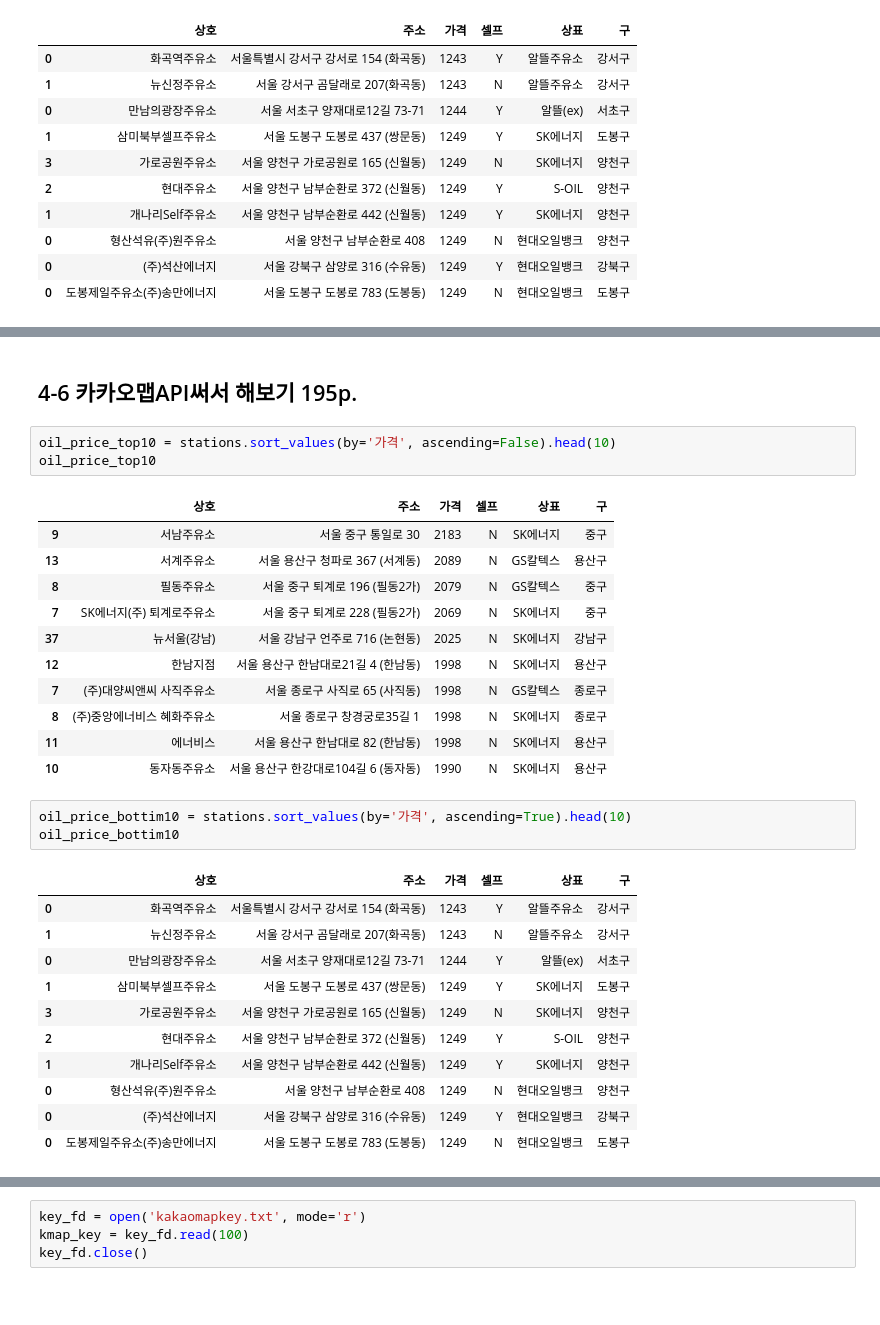
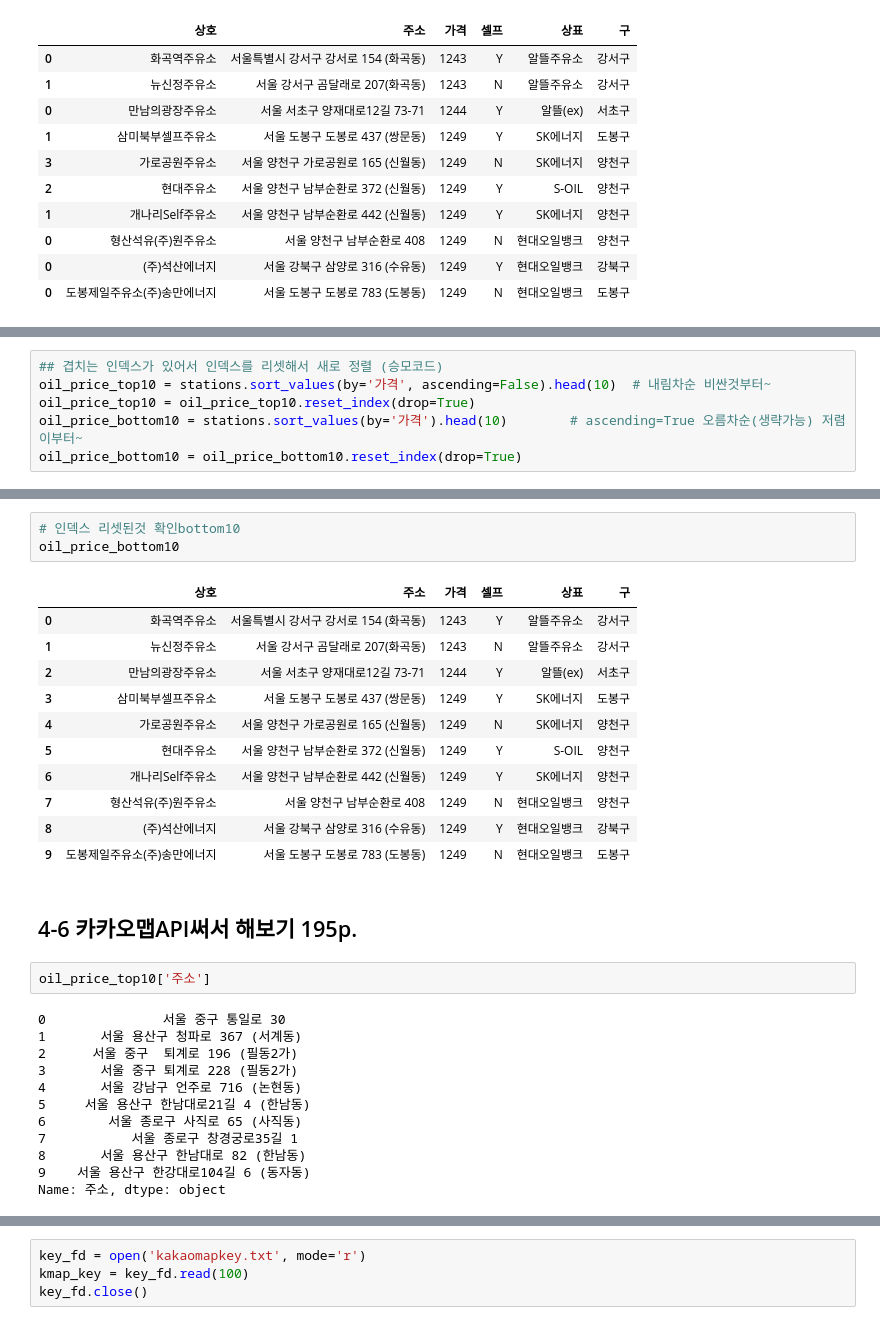
Before and after one commit to EGEG1212/Data-Analysis-2020, a Jupyter notebook: 05.Crawling/07_oil.ipynb, the cells around one changed output, grey strips where cells are left out. Drawn from its saved outputs; the diff is of its cells as text; blank space fills up the shorter version.

```diff
--- a/05.Crawling/07_oil.ipynb
+++ b/05.Crawling/07_oil.ipynb
@@ -281,3 +305,9 @@ map.choropleth(geo_data = geo_data,
 map
 # %% [output]
 [interactive output not drawn]
+# %%
+## 겹치는 인덱스가 있어서 인덱스를 리셋해서 새로 정렬 (승모코드)
+oil_price_top10 = stations.sort_values(by='가격', ascending=False).head(10)  # 내림차순 비싼것부터~
+oil_price_top10 = oil_price_top10.reset_index(drop=True)
+oil_price_bottom10 = stations.sort_values(by='가격').head(10)        # ascending=True 오름차순(생략가능) 저렴이부터~
+oil_price_bottom10 = oil_price_bottom10.reset_index(drop=True)
@@ -284,32 +329,31 @@ map
+# %%
+# 인덱스 리셋된것 확인bottom10
+oil_price_bottom10
+# %% [output]
+|  | 상호 | 주소 | 가격 | 셀프 | 상표 | 구 |
+| 0 | 화곡역주유소 | 서울특별시 강서구 강서로 154 (화곡동) | 1243 | Y | 알뜰주유소 | 강서구 |
+| 1 | 뉴신정주유소 | 서울 강서구 곰달래로 207(화곡동) | 1243 | N | 알뜰주유소 | 강서구 |
+| 2 | 만남의광장주유소 | 서울 서초구 양재대로12길 73-71 | 1244 | Y | 알뜰(ex) | 서초구 |
+| 3 | 삼미북부셀프주유소 | 서울 도봉구 도봉로 437 (쌍문동) | 1249 | Y | SK에너지 | 도봉구 |
+| 4 | 가로공원주유소 | 서울 양천구 가로공원로 165 (신월동) | 1249 | N | SK에너지 | 양천구 |
+| 5 | 현대주유소 | 서울 양천구 남부순환로 372 (신월동) | 1249 | Y | S-OIL | 양천구 |
+| 6 | 개나리Self주유소 | 서울 양천구 남부순환로 442 (신월동) | 1249 | Y | SK에너지 | 양천구 |
+| 7 | 형산석유(주)원주유소 | 서울 양천구 남부순환로 408 | 1249 | N | 현대오일뱅크 | 양천구 |
+| 8 | (주)석산에너지 | 서울 강북구 삼양로 316 (수유동) | 1249 | Y | 현대오일뱅크 | 강북구 |
+| 9 | 도봉제일주유소(주)송만에너지 | 서울 도봉구 도봉로 783 (도봉동) | 1249 | N | 현대오일뱅크 | 도봉구 |
 # %% [markdown]
 ## 4-6 카카오맵API써서 해보기 195p.
-# %%
-oil_price_top10 = stations.sort_values(by='가격', ascending=False).head(10)
-oil_price_top10
-# %% [output]
-|  | 상호 | 주소 | 가격 | 셀프 | 상표 | 구 |
-| 9 | 서남주유소 | 서울 중구 통일로 30 | 2183 | N | SK에너지 | 중구 |
-| 13 | 서계주유소 | 서울 용산구 청파로 367 (서계동) | 2089 | N | GS칼텍스 | 용산구 |
-| 8 | 필동주유소 | 서울 중구 퇴계로 196 (필동2가) | 2079 | N | GS칼텍스 | 중구 |
-| 7 | SK에너지(주) 퇴계로주유소 | 서울 중구 퇴계로 228 (필동2가) | 2069 | N | SK에너지 | 중구 |
-| 37 | 뉴서울(강남) | 서울 강남구 언주로 716 (논현동) | 2025 | N | SK에너지 | 강남구 |
-| 12 | 한남지점 | 서울 용산구 한남대로21길 4 (한남동) | 1998 | N | SK에너지 | 용산구 |
-| 7 | (주)대양씨앤씨 사직주유소 | 서울 종로구 사직로 65 (사직동) | 1998 | N | GS칼텍스 | 종로구 |
-| 8 | (주)중앙에너비스 혜화주유소 | 서울 종로구 창경궁로35길 1 | 1998 | N | SK에너지 | 종로구 |
-| 11 | 에너비스 | 서울 용산구 한남대로 82 (한남동) | 1998 | N | SK에너지 | 용산구 |
-| 10 | 동자동주유소 | 서울 용산구 한강대로104길 6 (동자동) | 1990 | N | SK에너지 | 용산구 |
-# %%
-oil_price_bottim10 = stations.sort_values(by='가격', ascending=True).head(10)
-oil_price_bottim10
-# %% [output]
-|  | 상호 | 주소 | 가격 | 셀프 | 상표 | 구 |
-| 0 | 화곡역주유소 | 서울특별시 강서구 강서로 154 (화곡동) | 1243 | Y | 알뜰주유소 | 강서구 |
-| 1 | 뉴신정주유소 | 서울 강서구 곰달래로 207(화곡동) | 1243 | N | 알뜰주유소 | 강서구 |
-| 0 | 만남의광장주유소 | 서울 서초구 양재대로12길 73-71 | 1244 | Y | 알뜰(ex) | 서초구 |
-| 1 | 삼미북부셀프주유소 | 서울 도봉구 도봉로 437 (쌍문동) | 1249 | Y | SK에너지 | 도봉구 |
-| 3 | 가로공원주유소 | 서울 양천구 가로공원로 165 (신월동) | 1249 | N | SK에너지 | 양천구 |
-| 2 | 현대주유소 | 서울 양천구 남부순환로 372 (신월동) | 1249 | Y | S-OIL | 양천구 |
-| 1 | 개나리Self주유소 | 서울 양천구 남부순환로 442 (신월동) | 1249 | Y | SK에너지 | 양천구 |
-| 0 | 형산석유(주)원주유소 | 서울 양천구 남부순환로 408 | 1249 | N | 현대오일뱅크 | 양천구 |
-| 0 | (주)석산에너지 | 서울 강북구 삼양로 316 (수유동) | 1249 | Y | 현대오일뱅크 | 강북구 |
-| 0 | 도봉제일주유소(주)송만에너지 | 서울 도봉구 도봉로 783 (도봉동) | 1249 | N | 현대오일뱅크 | 도봉구 |
+# %%
+oil_price_top10['주소']
+# %% [output]
+0               서울 중구 통일로 30
+1       서울 용산구 청파로 367 (서계동)
+2      서울 중구  퇴계로 196 (필동2가)
+3       서울 중구 퇴계로 228 (필동2가)
+4       서울 강남구 언주로 716 (논현동)
+5     서울 용산구 한남대로21길 4 (한남동)
+6        서울 종로구 사직로 65 (사직동)
+7           서울 종로구 창경궁로35길 1
+8       서울 용산구 한남대로 82 (한남동)
+9    서울 용산구 한강대로104길 6 (동자동)
+Name: 주소, dtype: object
```
Also changed, not shown: parts of 20 cells of this notebook, 13 other files.
